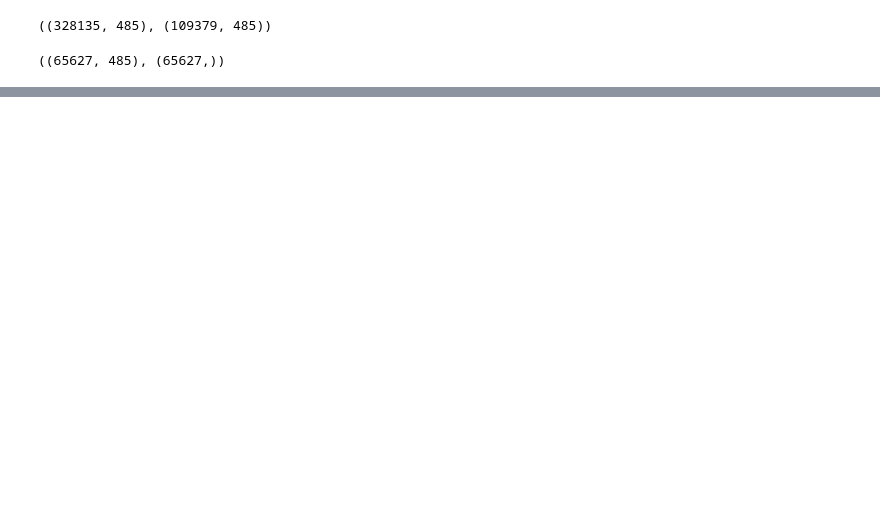
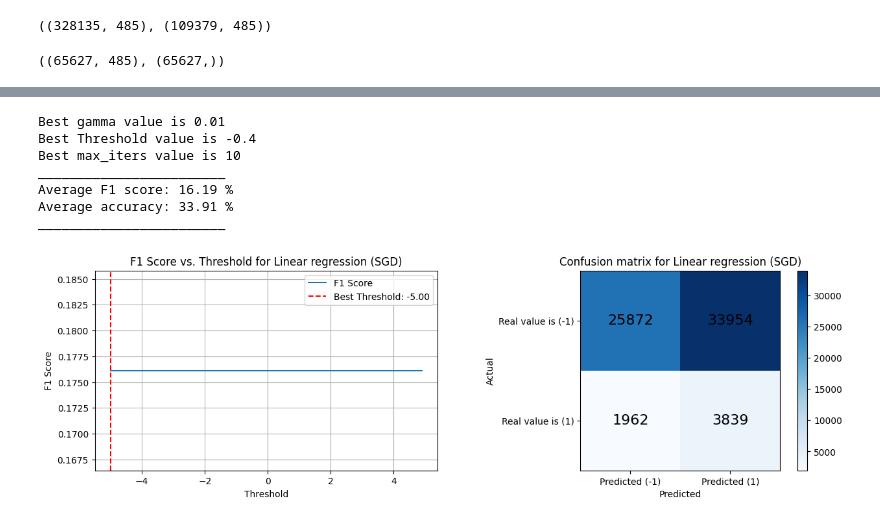
Before and after one commit to mimimamalah/CVD_prediction, a Jupyter notebook: run.ipynb, the cells around one changed output, grey strips where cells are left out. Cells and saved outputs as stored; diff of their text form; code cells hidden in the pictures; blank space fills up the shorter version.

Commit message:
update with linear rehression sgd

```diff
--- a/run.ipynb
+++ b/run.ipynb
@@ -120,3 +120,25 @@ ________________________
+# %%
+best_max_iters, best_gamma, best_thresh = cv.cross_validation_linear_regression(y_cv, x_cv, sgd=True, max_iters_list=[10,50,100,500], gamma_list=[0.01])
+
+
+
+w, _ = implementations.mean_squared_error_gd(y_cv, x_cv, initial_w, best_max_iters, best_gamma)
+pred = x_cv.dot(w)
+pred_discrete = np.where(pred > best_thresh, 1, -1)
+
+fig, axs = plt.subplots(1, 2, figsize=(15, 4))
+find_best_threshold(y_cv, pred, "Linear regression (SGD)", axs[0])
+plot_confusion_matrix(y_cv, pred_discrete, "Linear regression (SGD)", axs[1])
+plt.show()
+# %% [output]
+Best gamma value is 0.01
+Best Threshold value is -0.4
+Best max_iters value is 10
+________________________
+Average F1 score: 16.19 %
+Average accuracy: 33.91 %
+________________________
+[figure, added]
 # %%
 # Least squares
 best_thresh = cv.cross_validation_least_squares(y_cv, x_cv)
```
Also changed, not shown: parts of 5 cells of this notebook, 1 other file.
